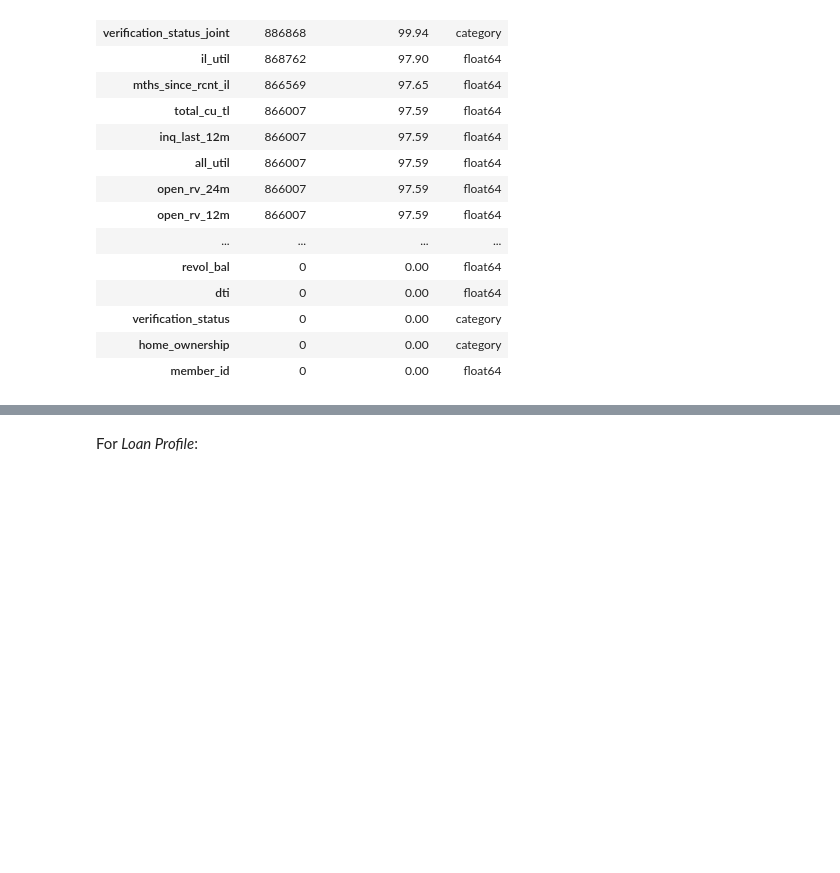
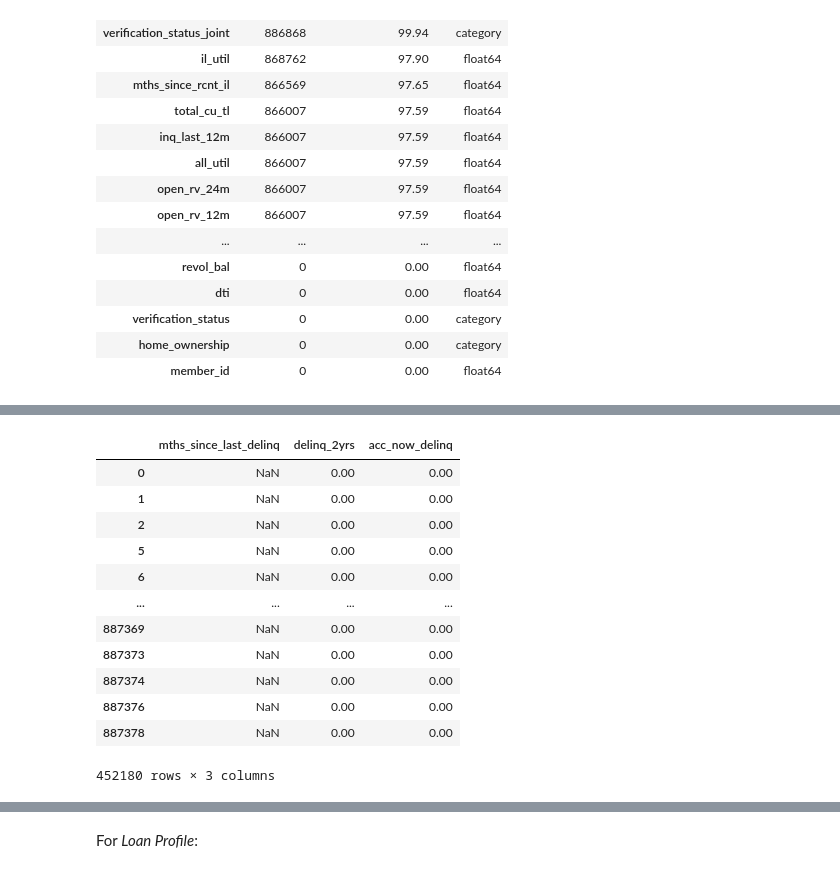
Before and after one commit to nbarizki/creditdefaultml, a Jupyter notebook: 2_Data_exploration.ipynb, the cells around one changed output, grey strips where cells are left out. Drawn from its saved outputs; the diff is of its cells as text; code cells hidden in the pictures; blank space fills up the shorter version.

```diff
--- a/2_Data_exploration.ipynb
+++ b/2_Data_exploration.ipynb
@@ -118,0 +241,50 @@ data_exploration.show_nans_or_zeroes('nans', applicant_features).sort_values('Na
+# %%
+# Structurally missing will be replaced as 999
+# MAR should be replaced by 0
+# MCAR should be imputed (preferably mean)
+# Error should be dropped
+
+last_delinq_condition_1 = \
+    (loan_df.mths_since_last_delinq.isna())\
+    & (loan_df.delinq_2yrs == 0)\
+    & (loan_df.acc_now_delinq == 0)
+last_delinq_condition_2 = \
+    (loan_df.mths_since_last_delinq.isna())\
+    & (loan_df.delinq_2yrs > 0)\
+    & (loan_df.acc_now_delinq > 0)
+last_delinq_condition_3 = \
+    (loan_df.mths_since_last_delinq.isna())\
+    & (loan_df.delinq_2yrs > 0)\
+    & (loan_df.acc_now_delinq == 0)
+last_delinq_condition_4 = \
+    (loan_df.mths_since_last_delinq == 0)\
+    & (loan_df.delinq_2yrs > 0)\
+    & (loan_df.acc_now_delinq == 0)
+last_delinq_condition_5 = \
+    (loan_df.mths_since_last_delinq.between(0, 24, inclusive='neither'))\
+    & (loan_df.delinq_2yrs == 0)\
+    & (loan_df.acc_now_delinq == 0)
+last_delinq_condition_6 = \
+    (loan_df.mths_since_last_delinq.between(0, 24, inclusive='neither'))\
+    & (loan_df.delinq_2yrs > 0)\
+    & (loan_df.acc_now_delinq > 0)
+last_delinq_condition_7 = \
+    (loan_df.mths_since_last_delinq.isna())\
+    & (loan_df.delinq_2yrs.isna())\
+    & (loan_df.acc_now_delinq.isna())
+
+loan_df.loc[last_delinq_condition_1, ['mths_since_last_delinq', 'delinq_2yrs', 'acc_now_delinq']]
+# %% [output]
+|  | mths_since_last_delinq | delinq_2yrs | acc_now_delinq |
+| 0 | NaN | 0.00 | 0.00 |
+| 1 | NaN | 0.00 | 0.00 |
+| 2 | NaN | 0.00 | 0.00 |
+| 5 | NaN | 0.00 | 0.00 |
+| 6 | NaN | 0.00 | 0.00 |
+| ... | ... | ... | ... |
+| 887369 | NaN | 0.00 | 0.00 |
+| 887373 | NaN | 0.00 | 0.00 |
+| 887374 | NaN | 0.00 | 0.00 |
+| 887376 | NaN | 0.00 | 0.00 |
+| 887378 | NaN | 0.00 | 0.00 |
+452180 rows × 3 columns
```
Also changed, not shown: parts of 27 cells of this notebook, 1 other file.
